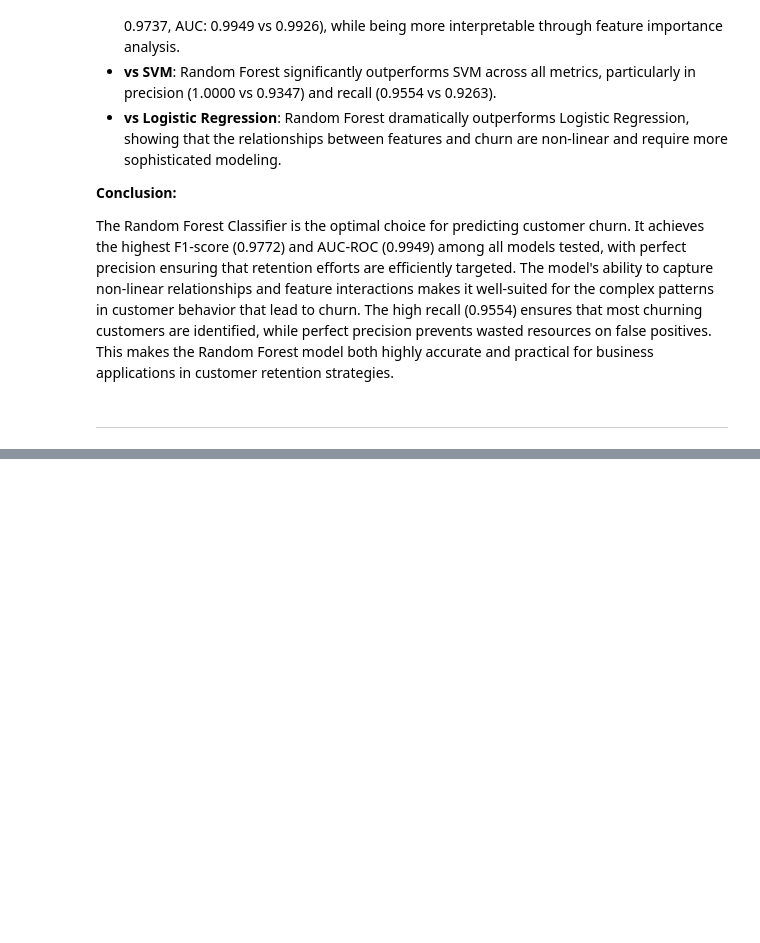
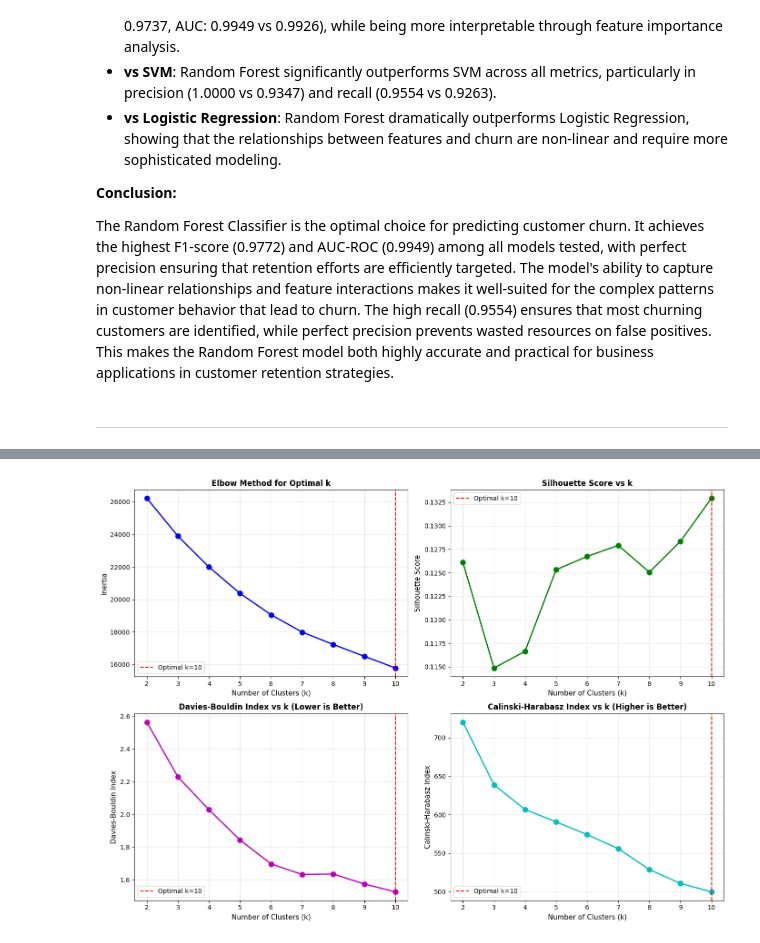
Before and after one commit to dannywu1101/AIFinalProject, a Jupyter notebook: Component1.ipynb, the cells around one changed output, grey strips where cells are left out. Cells and saved outputs as stored; diff of their text form; code cells hidden in the pictures; blank space fills up the shorter version.

```diff
--- a/Component1.ipynb
+++ b/Component1.ipynb
@@ -1442,0 +1515,44 @@ The Random Forest Classifier is the optimal choice for predicting customer churn
+# %%
+# Visualization 1: Elbow method and evaluation metrics
+fig, axes = plt.subplots(2, 2, figsize=(14, 10))
+
+# Elbow method
+axes[0, 0].plot(k_range, inertias, 'bo-', linewidth=2, markersize=8)
+axes[0, 0].set_xlabel('Number of Clusters (k)', fontsize=11)
+axes[0, 0].set_ylabel('Inertia', fontsize=11)
+axes[0, 0].set_title('Elbow Method for Optimal k', fontsize=12, fontweight='bold')
+axes[0, 0].grid(alpha=0.3)
+axes[0, 0].axvline(x=optimal_k, color='r', linestyle='--', label=f'Optimal k={optimal_k}')
+axes[0, 0].legend()
+
+# Silhouette score
+axes[0, 1].plot(k_range, silhouette_scores, 'go-', linewidth=2, markersize=8)
+axes[0, 1].set_xlabel('Number of Clusters (k)', fontsize=11)
+axes[0, 1].set_ylabel('Silhouette Score', fontsize=11)
+axes[0, 1].set_title('Silhouette Score vs k', fontsize=12, fontweight='bold')
+axes[0, 1].grid(alpha=0.3)
+axes[0, 1].axvline(x=optimal_k, color='r', linestyle='--', label=f'Optimal k={optimal_k}')
+axes[0, 1].legend()
+
+# Davies-Bouldin Index (lower is better)
+axes[1, 0].plot(k_range, db_scores, 'mo-', linewidth=2, markersize=8)
+axes[1, 0].set_xlabel('Number of Clusters (k)', fontsize=11)
+axes[1, 0].set_ylabel('Davies-Bouldin Index', fontsize=11)
+axes[1, 0].set_title('Davies-Bouldin Index vs k (Lower is Better)', fontsize=12, fontweight='bold')
+axes[1, 0].grid(alpha=0.3)
+axes[1, 0].axvline(x=optimal_k, color='r', linestyle='--', label=f'Optimal k={optimal_k}')
+axes[1, 0].legend()
+
+# Calinski-Harabasz Index (higher is better)
+axes[1, 1].plot(k_range, ch_scores, 'co-', linewidth=2, markersize=8)
+axes[1, 1].set_xlabel('Number of Clusters (k)', fontsize=11)
+axes[1, 1].set_ylabel('Calinski-Harabasz Index', fontsize=11)
+axes[1, 1].set_title('Calinski-Harabasz Index vs k (Higher is Better)', fontsize=12, fontweight='bold')
+axes[1, 1].grid(alpha=0.3)
+axes[1, 1].axvline(x=optimal_k, color='r', linestyle='--', label=f'Optimal k={optimal_k}')
+axes[1, 1].legend()
+
+plt.tight_layout()
+plt.show()
+# %% [output]
+[figure, added]
```
Also changed, not shown: parts of 19 cells of this notebook.
